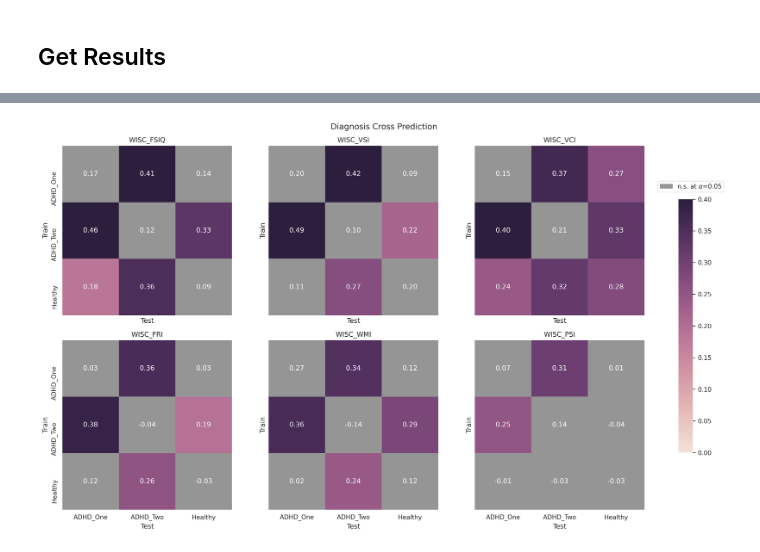
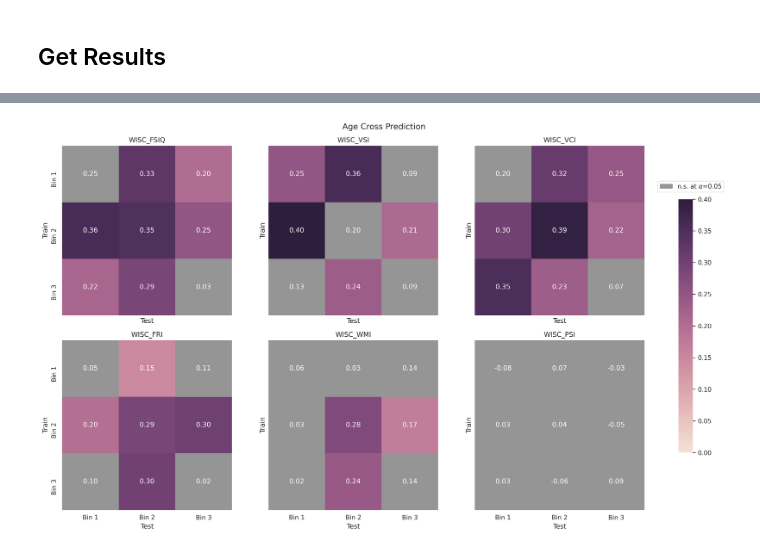
Before and after one commit to Brian-Pho/MSc_Research-Project, a Jupyter notebook: src/Models/Cross Prediction/Visualize Results.ipynb, the cells around one changed output, grey strips where cells are left out. Cells and saved outputs as stored; diff of their text form; code cells hidden in the pictures.

```diff
--- a/src/Models/Cross Prediction/Visualize Results.ipynb
+++ b/src/Models/Cross Prediction/Visualize Results.ipynb
@@ -26,8 +26,8 @@ from common.paths import CROSS_PRED_RESULTS
 from common.wisc import WISC_LEVEL
 import matplotlib.patches as mpatches
 # %%
-# fn = 'ridge_pts_age_cross_prediction.csv'
-fn = 'ridge_pts_diagnosis_cross_prediction (n=93).csv'
+fn = 'ridge_pts_age_cross_prediction.csv'
+# fn = 'ridge_pts_diagnosis_cross_prediction (n=93).csv'
 results_path = join(CROSS_PRED_RESULTS, fn)
 df = pd.read_csv(results_path, index_col=0)
 display(df)
@@ -52,27 +52,27 @@ display(df)
 # %%
 fig, axs = plt.subplots(nrows=2, ncols=3, sharey=True, sharex=True, figsize=(17, 10))
 # The dimensions [left, bottom, width, height] of the new Axes. All quantities are in fractions of figure width and height.
 cbar_ax = fig.add_axes([.91, .2, .02, .6])
-fig.suptitle('Diagnosis Cross Prediction')
+fig.suptitle('Age Cross Prediction')
 
 for idx, measure in enumerate(WISC_LEVEL[5]):
     df_measure = df[df['Target'] == measure]
     scores = df_measure.pivot('Train', 'Test', 'Score')
     fdr = df_measure.pivot('Train', 'Test', 'FDR')
     wisc_axs = axs[idx // 3][idx % 3]
     ax = sns.heatmap(scores, annot=True, fmt=".2f", mask=~fdr, ax=wisc_axs,
                      cmap=sns.cubehelix_palette(as_cmap=True, light=.9),
                      vmin=0, vmax=0.40, square=True, cbar=(idx == 0), cbar_ax=None if idx else cbar_ax)
     ax = sns.heatmap(scores, annot=True, fmt=".2f", mask=fdr, ax=wisc_axs, cbar=False,
                      cmap=sns.color_palette("Greys", n_colors=1, desat=1), square=True)
     ax.set_title(measure)
 
 colors = [sns.color_palette("Greys", n_colors=1, desat=1)[0]]
 texts = [r"n.s. at $\alpha$=0.05"]
 patches = [mpatches.Patch(color=colors[i], label="{:s}".format(texts[i]) ) for i in range(len(texts))]
 plt.legend(handles=patches, bbox_to_anchor=(.85, 1.05), loc='center')
 
 fig.tight_layout(rect=[0, 0, .9, 1])
 plt.show()
 # %% [output]
-[figure, old version]
+[figure, new version]
```
Also changed, not shown: parts of 1 cell of this notebook, 55 other files.
